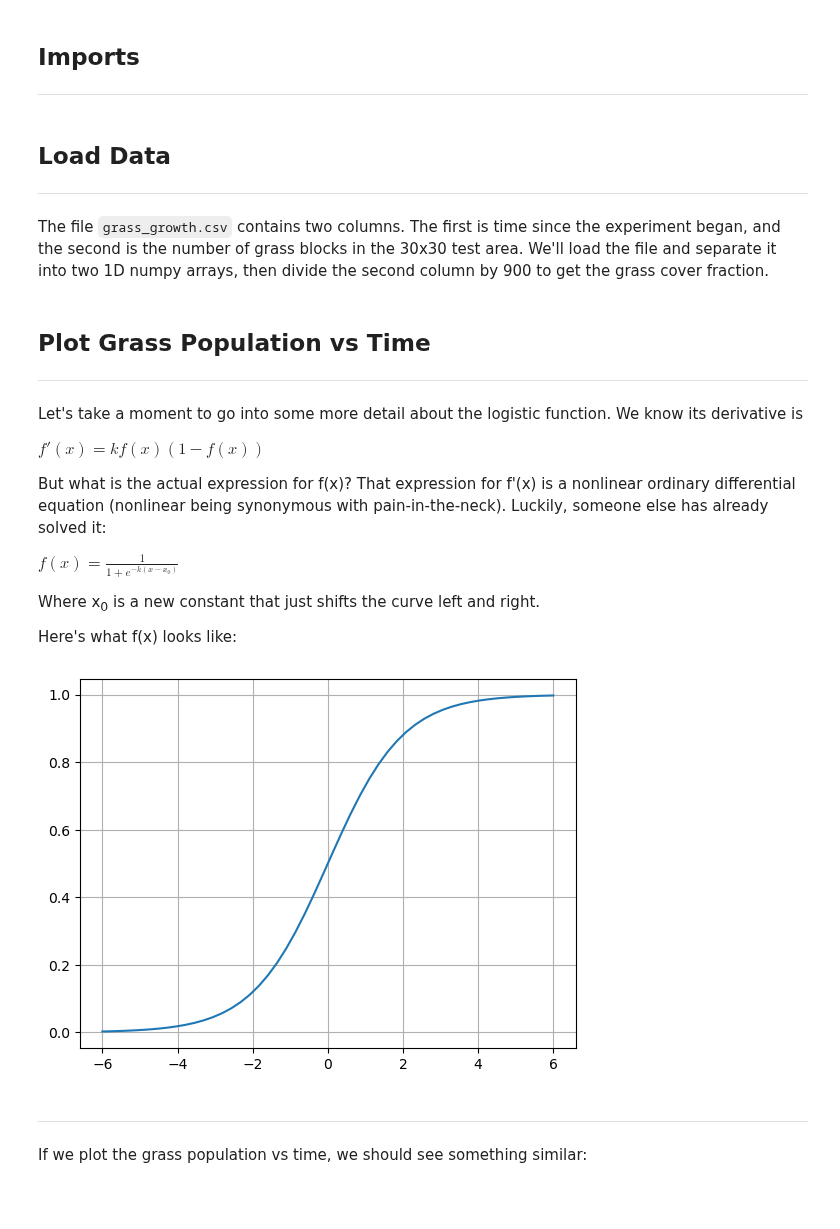
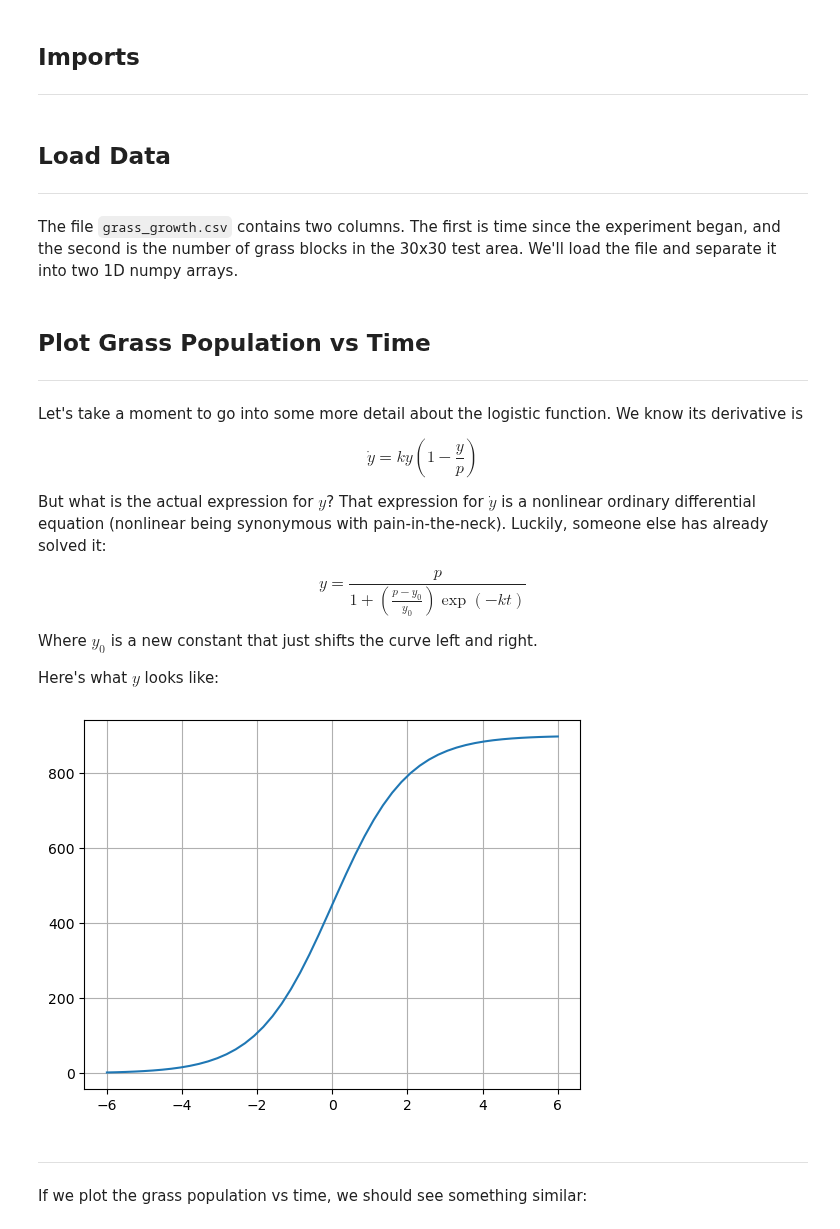
Before and after one commit to ELFREELAND/minecraft_sheep, a Jupyter notebook: grass_growth/grass_growth.ipynb, the cells around one changed output. Drawn from its saved outputs; the diff is of its cells as text; code cells hidden in the pictures; blank space fills up the shorter version.

```diff
--- a/grass_growth/grass_growth.ipynb
+++ b/grass_growth/grass_growth.ipynb
@@ -12,7 +12,7 @@ import scipy as sp
 # %% [markdown]
 ## Load Data
 ***
-The file `grass_growth.csv` contains two columns. The first is time since the experiment began, and the second is the number of grass blocks in the 30x30 test area. We'll load the file and separate it into two 1D numpy arrays, then divide the second column by 900 to get the grass cover fraction.
+The file `grass_growth.csv` contains two columns. The first is time since the experiment began, and the second is the number of grass blocks in the 30x30 test area. We'll load the file and separate it into two 1D numpy arrays.
 # %%
 with open("grass_growth.csv", "r") as f:
     whole_file = np.loadtxt(f, delimiter=",")
@@ -24,30 +24,30 @@ grass_frac = whole_file[:, 1]/900
 ***
 Let's take a moment to go into some more detail about the logistic function. We know its derivative is
 
-$f'(x) = kf(x)(1-f(x))$
+$$\dot{y}=ky\left(1-\frac{y}{p}\right)$$
 
-But what is the actual expression for f(x)? That expression for f'(x) is a nonlinear ordinary differential equation (nonlinear being synonymous with pain-in-the-neck). Luckily, someone else has already solved it:
+But what is the actual expression for $y$? That expression for $\dot{y}$ is a nonlinear ordinary differential equation (nonlinear being synonymous with pain-in-the-neck). Luckily, someone else has already solved it:
 
-$f(x) = \frac{1}{1+e^{-k(x-x_{0})}}$
+$$y = \frac{p}{1+\left(\frac{p-y_0}{y_0}\right)\exp(-kt)}$$
 
-Where x<sub>0</sub> is a new constant that just shifts the curve left and right.
+Where $y_0$ is a new constant that just shifts the curve left and right.
 
-Here's what f(x) looks like:
+Here's what $y$ looks like:
 # %%
-def logistic(x, k, x0):
-    return 1/(1 + np.exp(-k * (x - x0)))
+def logistic(t, k, y0):
+    return 900/(1 + (900-y0) / y0 * np.exp(-k*t))
 
 f, ax = plt.subplots()
 
 x_example = np.linspace(-6, 6)
-y_example = logistic(x_example, 1, 0)
+y_example = logistic(x_example, 1, 450)
 
 ax.plot(x_example, y_example)
 ax.grid(True)
 
 plt.show()
 # %% [output]
-[figure, old version]
+[figure, new version]
 # %% [markdown]
 ***
 If we plot the grass population vs time, we should see something similar:
```
Also changed, not shown: parts of 9 cells of this notebook, 14 other files.
